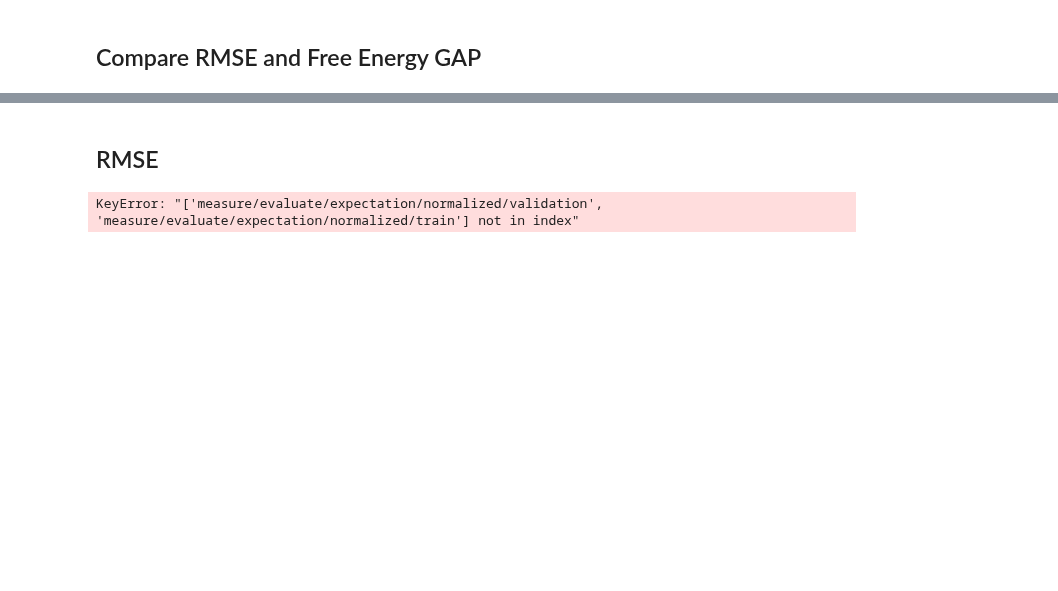
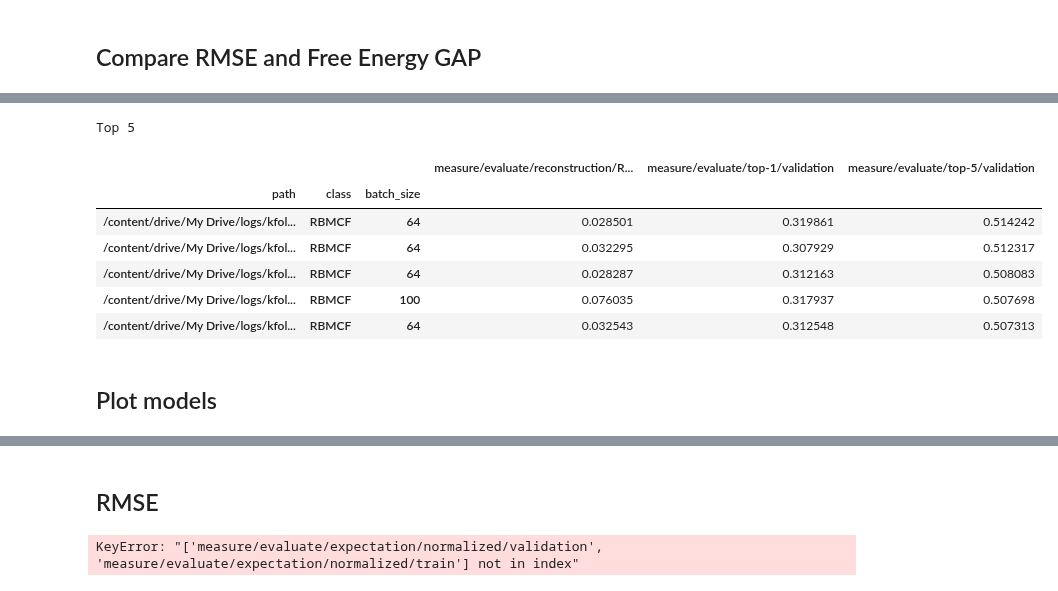
Before and after one commit to SrMouraSilva/RBM, a Jupyter notebook: experiments/notebooks/2.RBM-Log_analysis.ipynb, the cells around one changed output, grey strips where cells are left out. Saved outputs shown, nothing was run; the diff lists cells and outputs as text; code cells hidden in the pictures; blank space fills up the shorter version.

```diff
--- a/experiments/notebooks/2.RBM-Log_analysis.ipynb
+++ b/experiments/notebooks/2.RBM-Log_analysis.ipynb
@@ -135,3 +137,23 @@ def plot_column(top1, column):
+# %%
+print("Top 5")
+
+# Mean not changes results because there are only one by group
+data[last_epoch] \
+    .set_index(['kfold']) \
+    .groupby(['path', 'class', 'batch_size']).mean()[['measure/evaluate/reconstruction/RMSE_validation', 'measure/evaluate/top-1/validation', 'measure/evaluate/top-5/validation']] \
+    .sort_values('measure/evaluate/top-5/validation', ascending=False) \
+    .head()
+# %% [output]
+Top 5
+|  |  |  | measure/evaluate/reconstruction/R... | measure/evaluate/top-1/validation | measure/evaluate/top-5/validation |
+| path | class | batch_size |  |  |  |
+| /content/drive/My Drive/logs/kfol... | RBMCF | 64 | 0.028501 | 0.319861 | 0.514242 |
+| /content/drive/My Drive/logs/kfol... | RBMCF | 64 | 0.032295 | 0.307929 | 0.512317 |
+| /content/drive/My Drive/logs/kfol... | RBMCF | 64 | 0.028287 | 0.312163 | 0.508083 |
+| /content/drive/My Drive/logs/kfol... | RBMCF | 100 | 0.076035 | 0.317937 | 0.507698 |
+| /content/drive/My Drive/logs/kfol... | RBMCF | 64 | 0.032543 | 0.312548 | 0.507313 |
+# %% [markdown]
+## Plot models
 # %%
 print("Best 5: Smallest RMSE in validation dataset")
 
```
Also changed, not shown: parts of 17 cells of this notebook, 33 other files.
